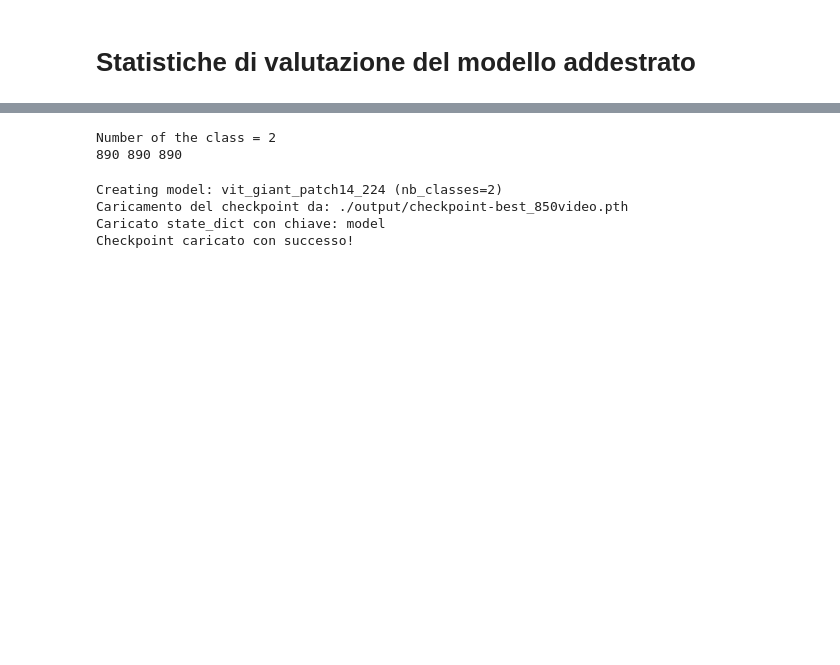
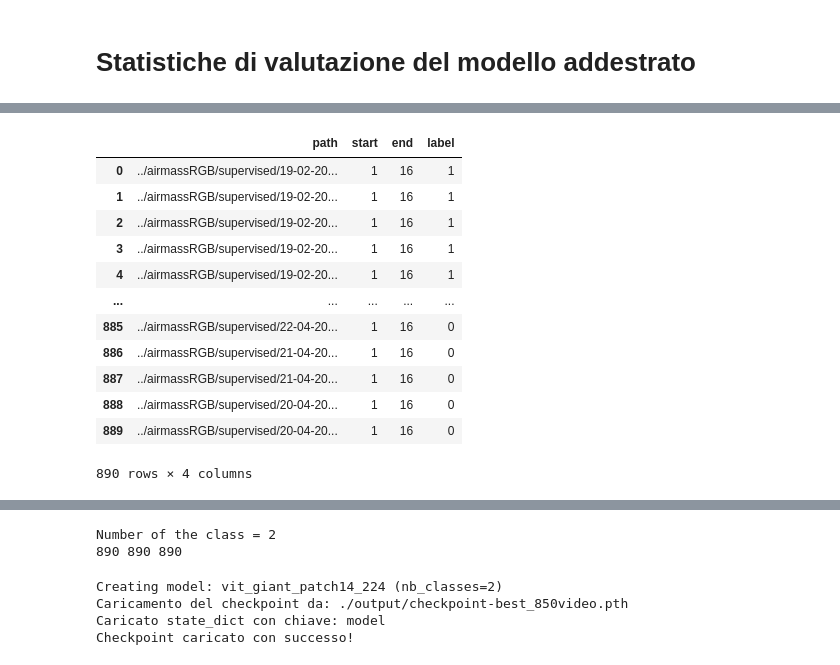
Before and after one commit to dandarm/VideoMAEv2, a Jupyter notebook: Model_stats.ipynb, the cells around one changed output, grey strips where cells are left out. Cells and saved outputs as stored; diff of their text form; code cells hidden in the pictures; blank space fills up the shorter version.

```diff
--- a/Model_stats.ipynb
+++ b/Model_stats.ipynb
@@ -56,3 +98,19 @@ df_dataset_csv_test = pd.read_csv("./val_supervised_oggi3.csv") #, parse_dates=[
+# %%
+df_dataset_csv_test
+# %% [output]
+|  | path | start | end | label |
+| 0 | ../airmassRGB/supervised/19-02-20... | 1 | 16 | 1 |
+| 1 | ../airmassRGB/supervised/19-02-20... | 1 | 16 | 1 |
+| 2 | ../airmassRGB/supervised/19-02-20... | 1 | 16 | 1 |
+| 3 | ../airmassRGB/supervised/19-02-20... | 1 | 16 | 1 |
+| 4 | ../airmassRGB/supervised/19-02-20... | 1 | 16 | 1 |
+| ... | ... | ... | ... | ... |
+| 885 | ../airmassRGB/supervised/22-04-20... | 1 | 16 | 0 |
+| 886 | ../airmassRGB/supervised/21-04-20... | 1 | 16 | 0 |
+| 887 | ../airmassRGB/supervised/21-04-20... | 1 | 16 | 0 |
+| 888 | ../airmassRGB/supervised/20-04-20... | 1 | 16 | 0 |
+| 889 | ../airmassRGB/supervised/20-04-20... | 1 | 16 | 0 |
+890 rows × 4 columns
 # %%
 df_videos
 # %% [output]
```
Also changed, not shown: parts of 31 cells of this notebook, 1 other file.
